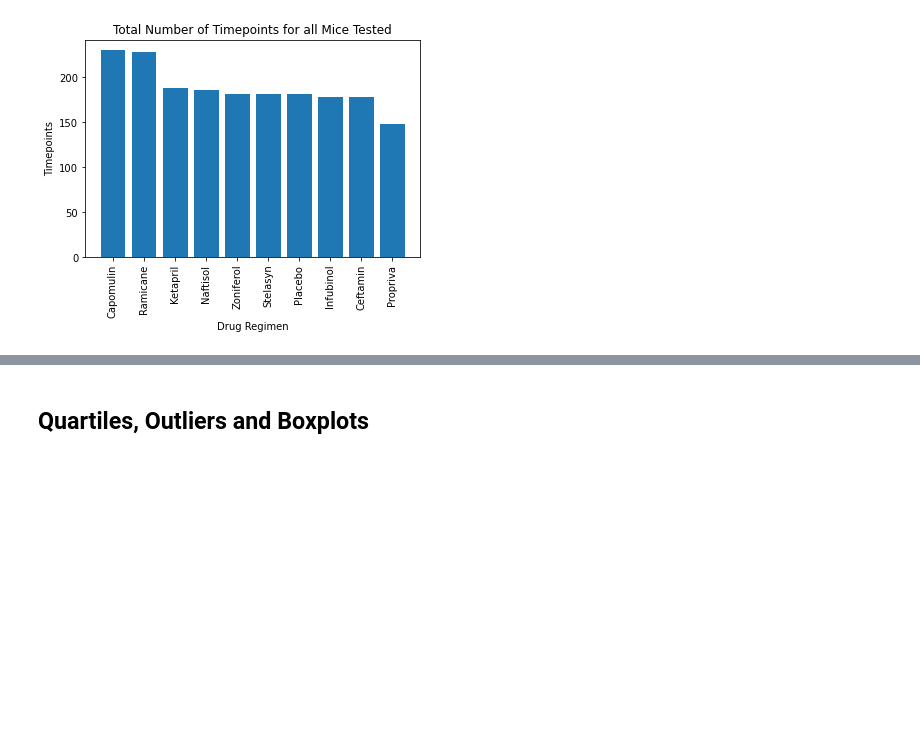
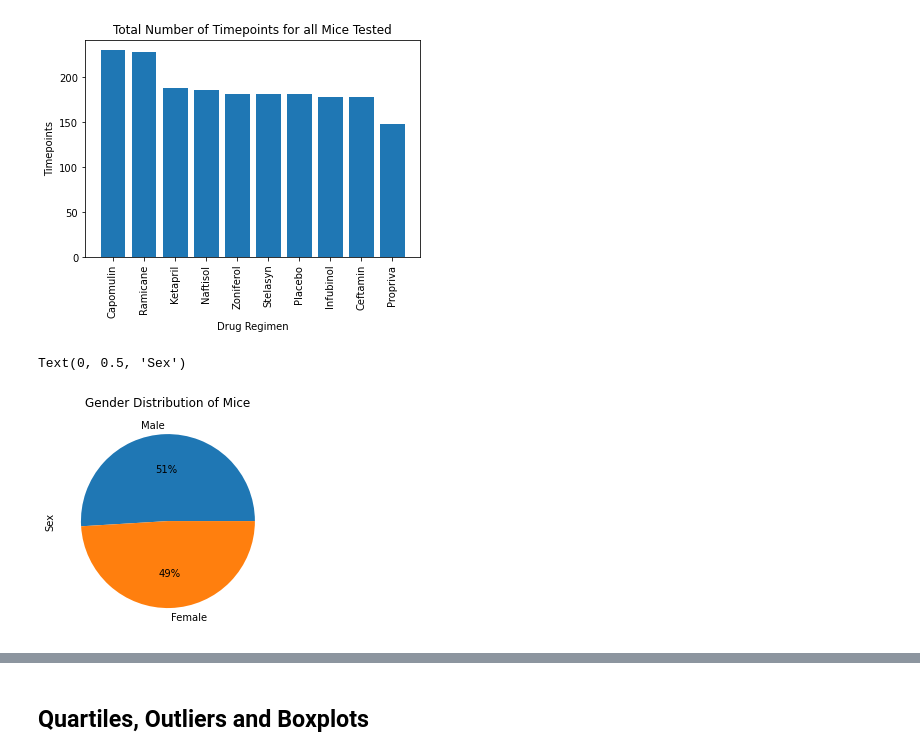
Before and after one commit to ysgorin/capomulin-analysis, a Jupyter notebook: capomulin_analysis.ipynb, the cells around one changed output, grey strips where cells are left out. Saved outputs shown, nothing was run; the diff lists cells and outputs as text; code cells hidden in the pictures; blank space fills up the shorter version.

Commit message:
added pie chart section

```diff
--- a/capomulin_analysis.ipynb
+++ b/capomulin_analysis.ipynb
@@ -116,3 +116,9 @@ Text(0, 0.5, 'Timepoints')
 [figure]
 # %%
 # Generate a pie plot showing the distribution of female versus male mice using Pandas
+cleaned_data.groupby("Sex").count()["Mouse ID"].sort_values(ascending=False).plot(kind="pie", autopct='%1.0f%%')
+plt.title("Gender Distribution of Mice")
+plt.ylabel("Sex")
+# %% [output]
+Text(0, 0.5, 'Sex')
+[figure, added]
```
Also changed, not shown: parts of 2 cells of this notebook.
